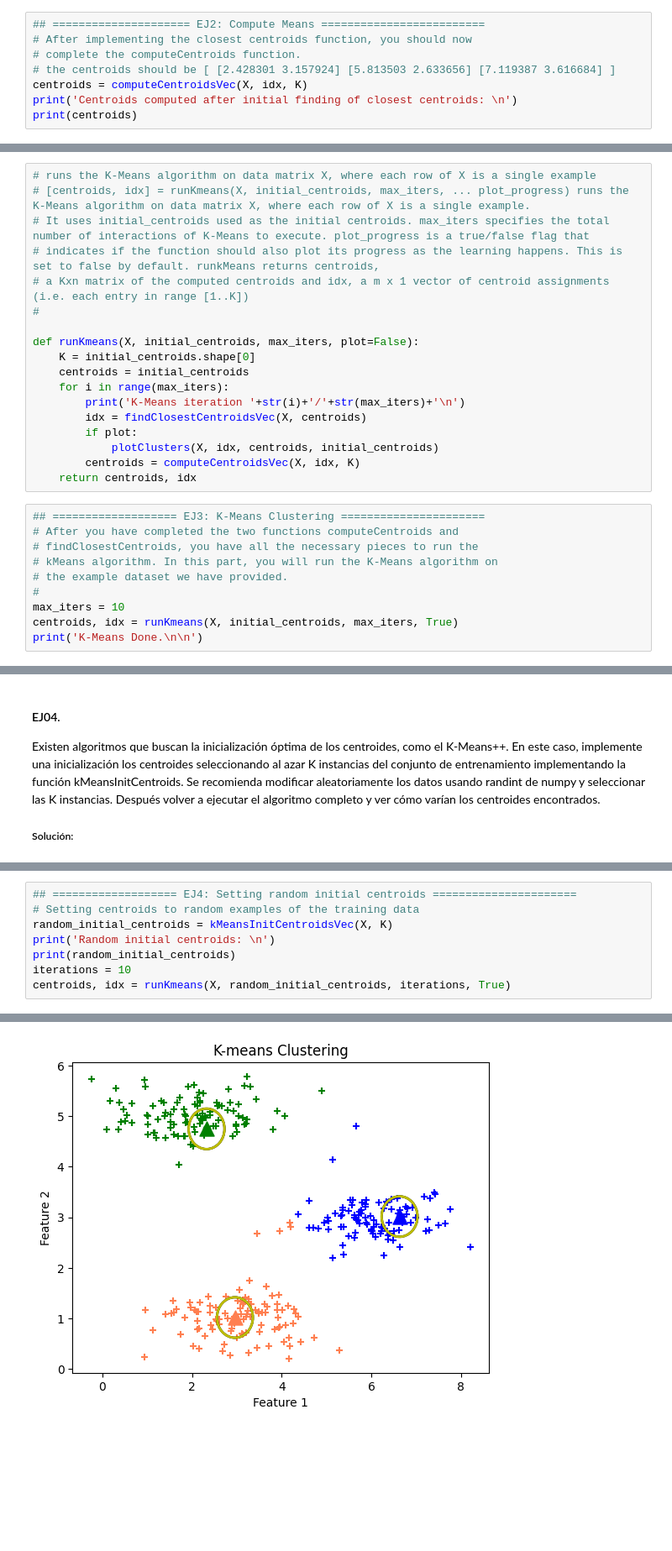
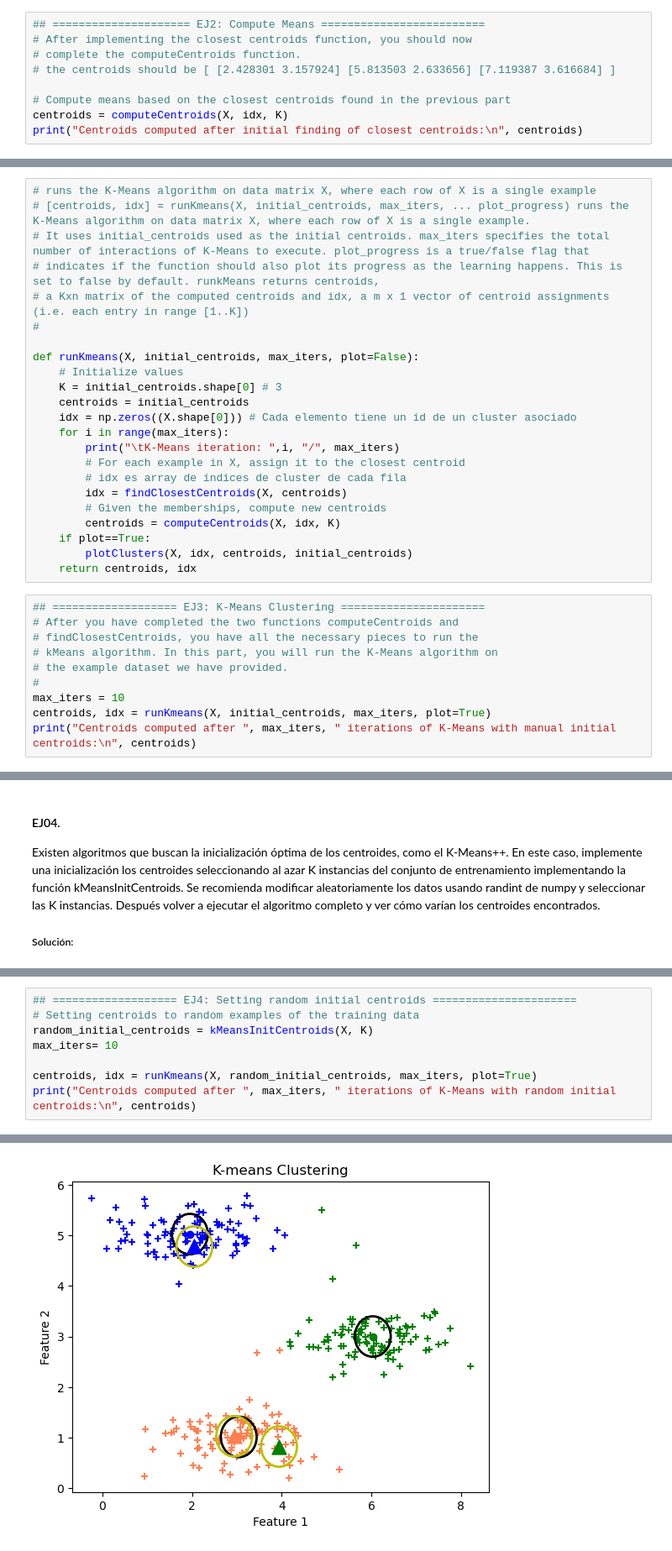
Before and after one commit to danimap27/IA, a Jupyter notebook: EPD/EPD5/Solucion.ipynb, the cells around one changed output, grey strips where cells are left out. Shown at 84% size. Drawn from its saved outputs; the diff is of its cells as text; blank space fills up the shorter version.

```diff
--- a/EPD/EPD5/Solucion.ipynb
+++ b/EPD/EPD5/Solucion.ipynb
@@ -113,8 +123,9 @@ def computeCentroidsVec(X, clusters, K):
 # After implementing the closest centroids function, you should now
 # complete the computeCentroids function.
 # the centroids should be [ [2.428301 3.157924] [5.813503 2.633656] [7.119387 3.616684] ]
-centroids = computeCentroidsVec(X, idx, K)
-print('Centroids computed after initial finding of closest centroids: \n')
-print(centroids)
+
+# Compute means based on the closest centroids found in the previous part
+centroids = computeCentroids(X, idx, K)
+print("Centroids computed after initial finding of closest centroids:\n", centroids)
 # %% [output]
 Centroids computed after initial finding of closest centroids:
@@ -159,14 +169,19 @@ def plotClusters(X,clusters,centroids,ini_centroids):
 #
 
 def runKmeans(X, initial_centroids, max_iters, plot=False):
-    K = initial_centroids.shape[0]
+    # Initialize values
+    K = initial_centroids.shape[0] # 3
     centroids = initial_centroids
+    idx = np.zeros((X.shape[0])) # Cada elemento tiene un id de un cluster asociado
     for i in range(max_iters):
-        print('K-Means iteration '+str(i)+'/'+str(max_iters)+'\n')
-        idx = findClosestCentroidsVec(X, centroids)
-        if plot:
-            plotClusters(X, idx, centroids, initial_centroids)
-        centroids = computeCentroidsVec(X, idx, K)
+        print("\tK-Means iteration: ",i, "/", max_iters)
+        # For each example in X, assign it to the closest centroid
+        # idx es array de índices de cluster de cada fila
+        idx = findClosestCentroids(X, centroids)
+        # Given the memberships, compute new centroids
+        centroids = computeCentroids(X, idx, K)
+    if plot==True:
+        plotClusters(X, idx, centroids, initial_centroids)
     return centroids, idx
 # %%
 ## =================== EJ3: K-Means Clustering ======================
@@ -176,6 +191,6 @@ def runKmeans(X, initial_centroids, max_iters, plot=False):
 # the example dataset we have provided.
 #
 max_iters = 10
-centroids, idx = runKmeans(X, initial_centroids, max_iters, True)
-print('K-Means Done.\n\n')
+centroids, idx = runKmeans(X, initial_centroids, max_iters, plot=True)
+print("Centroids computed after ", max_iters, " iterations of K-Means with manual initial centroids:\n", centroids)
 # %% [output]
@@ -218,9 +234,9 @@ def kMeansInitCentroidsVec(X, K):
 # %%
 ## =================== EJ4: Setting random initial centroids ======================
 # Setting centroids to random examples of the training data
-random_initial_centroids = kMeansInitCentroidsVec(X, K)
-print('Random initial centroids: \n')
-print(random_initial_centroids)
-iterations = 10
-centroids, idx = runKmeans(X, random_initial_centroids, iterations, True)
+random_initial_centroids = kMeansInitCentroids(X, K)
+max_iters= 10
+
+centroids, idx = runKmeans(X, random_initial_centroids, max_iters, plot=True)
+print("Centroids computed after ", max_iters, " iterations of K-Means with random initial centroids:\n", centroids)
 # %% [output]
@@ -233 +253 @@ K-Means iteration 0/10
-[figure, old version]
+[figure, new version]
```
Also changed, not shown: parts of 13 cells of this notebook, 14 other files.
